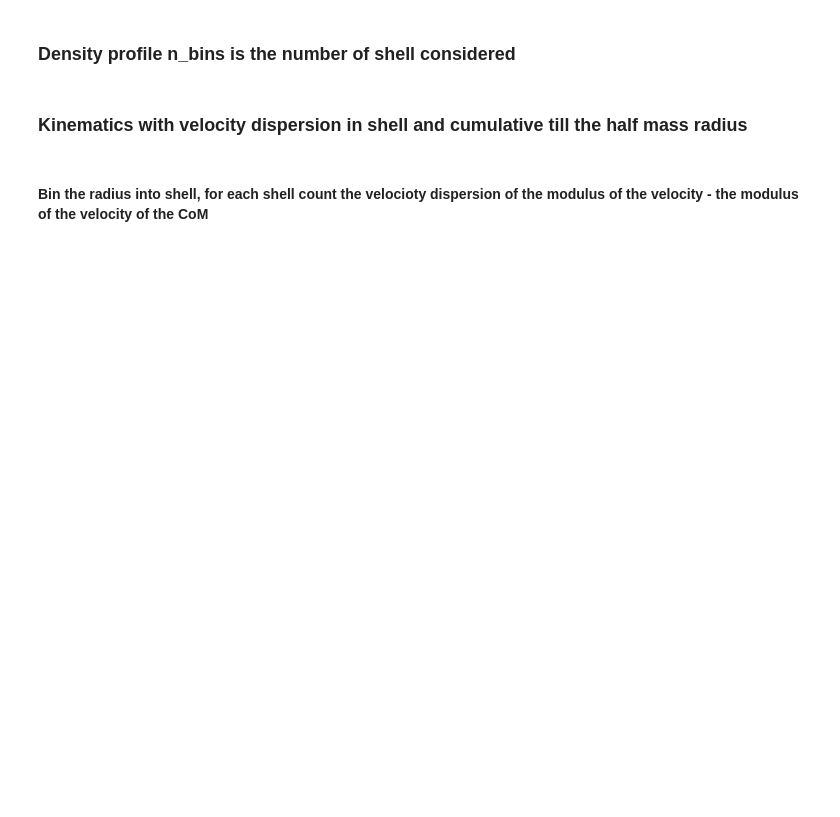
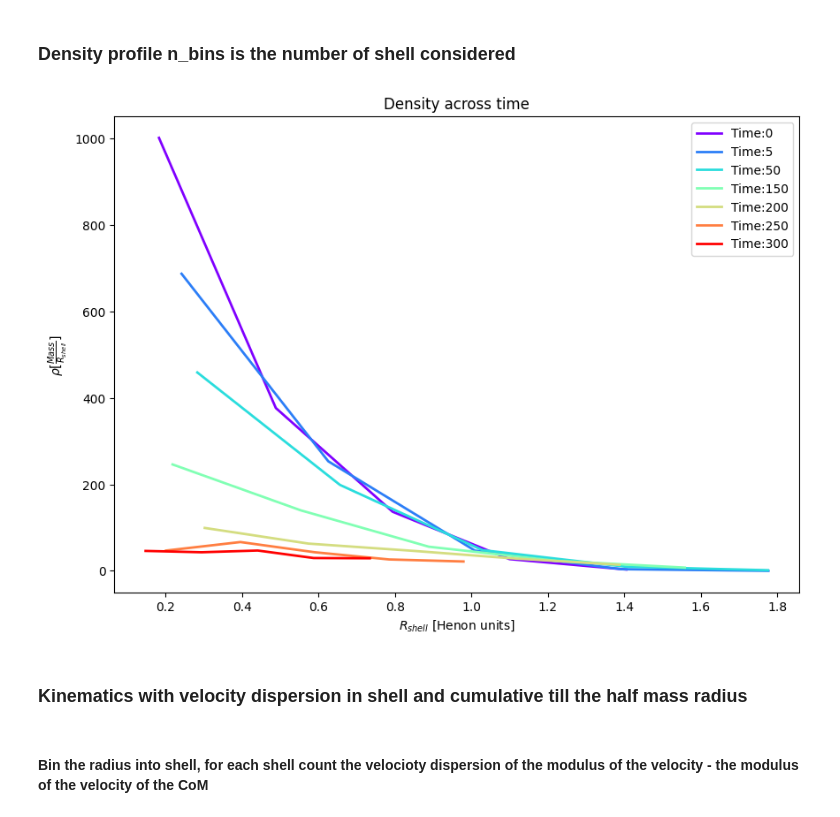
Before and after one commit to Berto70/pod_compastro23, a Jupyter notebook: Project/Analysis.ipynb, the cells around one changed output. Drawn from its saved outputs; the diff is of its cells as text; code cells hidden in the pictures; blank space fills up the shorter version.

```diff
--- a/Project/Analysis.ipynb
+++ b/Project/Analysis.ipynb
@@ -434,26 +459,28 @@ ax.set_ylabel('Radius [Henon unit]')
 # %%
 n_bins=5
 
 fig = plt.figure(figsize=(10, 7))
 ax = fig.add_subplot()
 time_to_plot = np.arange(1, len(position), int(len(position)/10) )
-# time_to_plot = [0, 5, 50, 150, 200, 250]
+time_to_plot = [0, 5, 50, 150, 200, 250, 300]
 color = cm.rainbow(np.linspace(0, 1, len(time_to_plot)))
 
 for k, c in enumerate(color):
     time = time_to_plot[k]
     position_comFoR_flagged = position_comFoR[time][flag_history[time]]
     radius_snapshot = np.linalg.norm(position_comFoR_flagged, axis=1)
     counts, bin_edges = np.histogram(radius_snapshot, bins=n_bins)
     Vol_shell = 4/3 *np.pi* (bin_edges[1:]**3 - bin_edges[:-1]**3)
     density = counts / Vol_shell
     radius_shell = 1/2 * (bin_edges[1:] + bin_edges[:-1])
 
     ax.plot(radius_shell, density, color=c, label=f'Time:{time}', linewidth=2)
     ax.set_xlabel(r'$R_{shell}$ [Henon units]')
     ax.set_ylabel(r'$\rho [\frac{Mass}{R_{shell}}]$ ')
     ax.legend(loc='upper right', fontsize=10)
     ax.set_title(f'Density across time')
+# %% [output]
+[figure, added]
 # %% [markdown]
 ### Kinematics  with velocity dispersion in shell and cumulative till the half mass radius
 # %% [markdown]
```
Also changed, not shown: parts of 40 cells of this notebook.
